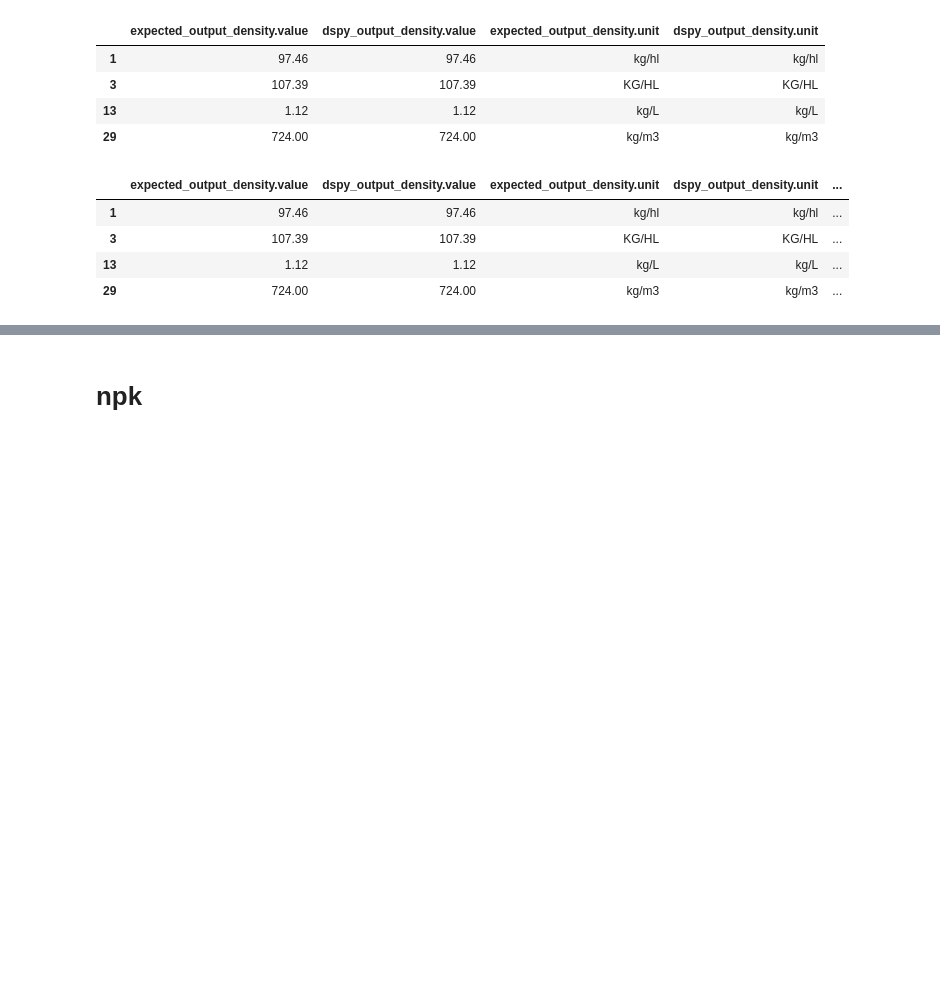
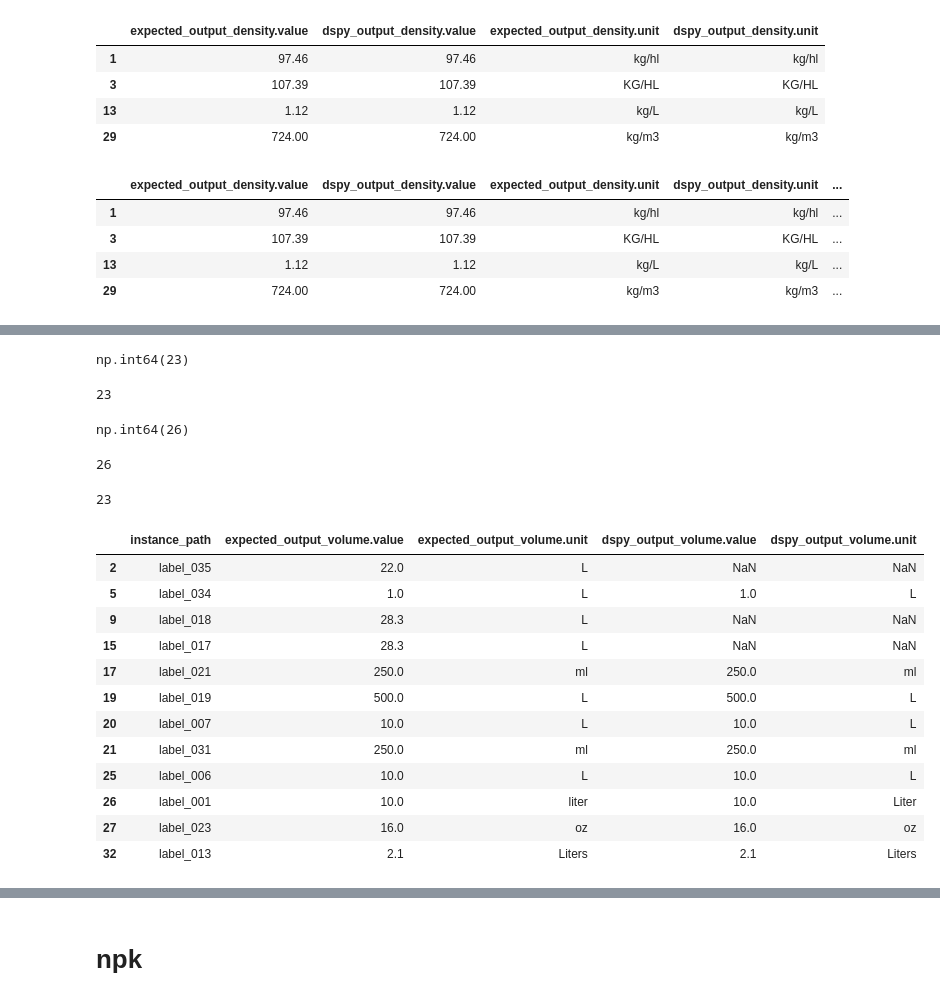
Before and after one commit to ai-cfia/fertiscan-pipeline, a Jupyter notebook: notebooks/metric.ipynb, the cells around one changed output, grey strips where cells are left out. Cells and saved outputs as stored; diff of their text form; code cells hidden in the pictures; blank space fills up the shorter version.

```diff
--- a/notebooks/metric.ipynb
+++ b/notebooks/metric.ipynb
@@ -1310,0 +1391,36 @@ Performance before preprocess: 57.14285714285714
+# %%
+df_flatten2['expected_output_volume.unit'].isna().sum()
+# %% [output]
+np.int64(23)
+# %%
+len(df_flatten2[df_flatten2['expected_output_volume.value'].isna() & df_flatten2['expected_output_volume.unit'].isna()])
+# %% [output]
+23
+# %%
+df_flatten2['dspy_output_volume.value'].isna().sum()
+# %% [output]
+np.int64(26)
+# %%
+len(df_flatten2[df_flatten2['dspy_output_volume.value'].isna() & df_flatten2['dspy_output_volume.unit'].isna()])
+# %% [output]
+26
+# %%
+len(df_flatten2[df_flatten2['expected_output_volume.value'].isna() & df_flatten2['expected_output_volume.unit'].isna() & df_flatten2['dspy_output_volume.value'].isna() & df_flatten2['dspy_output_volume.unit'].isna()])
+# %% [output]
+23
+# %%
+df_flatten2[(df_flatten2['expected_output_volume.value'].notna())][['instance_path', 'expected_output_volume.value', 'expected_output_volume.unit', 'dspy_output_volume.value', 'dspy_output_volume.unit']]
+# %% [output]
+|  | instance_path | expected_output_volume.value | expected_output_volume.unit | dspy_output_volume.value | dspy_output_volume.unit |
+| 2 | label_035 | 22.0 | L | NaN | NaN |
+| 5 | label_034 | 1.0 | L | 1.0 | L |
+| 9 | label_018 | 28.3 | L | NaN | NaN |
+| 15 | label_017 | 28.3 | L | NaN | NaN |
+| 17 | label_021 | 250.0 | ml | 250.0 | ml |
+| 19 | label_019 | 500.0 | L | 500.0 | L |
+| 20 | label_007 | 10.0 | L | 10.0 | L |
+| 21 | label_031 | 250.0 | ml | 250.0 | ml |
+| 25 | label_006 | 10.0 | L | 10.0 | L |
+| 26 | label_001 | 10.0 | liter | 10.0 | Liter |
+| 27 | label_023 | 16.0 | oz | 16.0 | oz |
+| 32 | label_013 | 2.1 | Liters | 2.1 | Liters |
```
Also changed, not shown: parts of 63 cells of this notebook.
